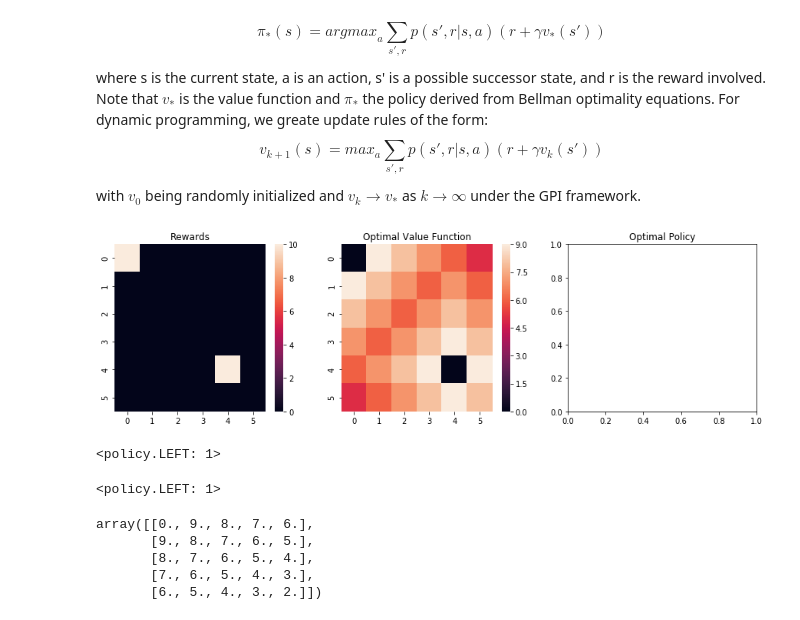
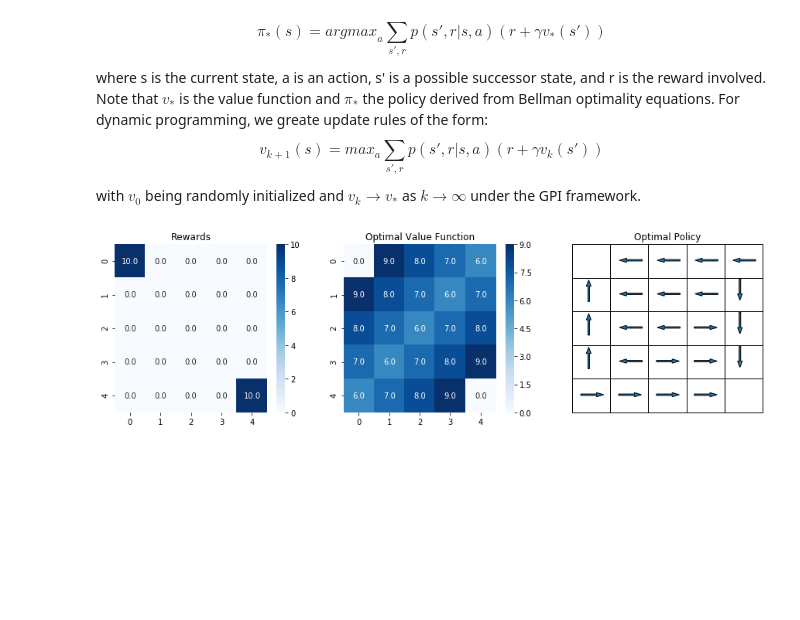
Before and after one commit to navyamehta/optimization-algorithms, a Jupyter notebook: reinforcement-learning-MDP/PART 1 - Simulating Perfect Environments.ipynb, the cells around one changed output. Drawn from its saved outputs; the diff is of its cells as text; code cells hidden in the pictures; blank space fills up the shorter version.

Commit message:
MDP Visualizations

```diff
--- a/reinforcement-learning-MDP/PART 1 - Simulating Perfect Environments.ipynb
+++ b/reinforcement-learning-MDP/PART 1 - Simulating Perfect Environments.ipynb
@@ -57,10 +45,40 @@ def plotter(rewardmtrx, transitionrwd, discount, terminals, error=1e-3):
+# %%
+def plotter(rewardmtrx, transitionrwd, discount, terminals, error=1e-3):
+    val, pol = simulator(rewardmtrx, transitionrwd, discount, terminals, error)
+    def is_terminal(i,j):
+        return ((i,j) in terminals)
+    plt.figure(figsize=(15,4))
+    plt.subplot(1,3,1)
+    sns.heatmap(rewardmtrx, cmap="Blues", annot=True, fmt='.1f')
+    plt.title("Rewards")
+    plt.subplot(1,3,2)
+    sns.heatmap(val, cmap="Blues", annot=True, fmt='.1f')
+    plt.title("Optimal Value Function")
+    ax = plt.subplot(1,3,3)
+    plt.title("Optimal Policy")
+    ax.table(cellText=np.zeros(rewardmtrx.shape, dtype='<U1'), loc='center', bbox=[0,0,1,1])
+    for i in range(rewardmtrx.shape[0]):
+        for j in range(rewardmtrx.shape[1]):
+            if is_terminal(i, j): continue
+            xlen, ylen = 1/rewardmtrx.shape[1], 1.1/rewardmtrx.shape[0]
+            if pol[i][j]==policy.LEFT:
+                plt.arrow(xlen*(1.2*j+0.5), ylen*(rewardmtrx.shape[0]-1.1*i-0.5), -xlen/2, 0, width=0.01)
+            elif pol[i][j]==policy.RIGHT:
+                plt.arrow(xlen*(1.2*j-0.25), ylen*(rewardmtrx.shape[0]-1.1*i-0.5), xlen/2, 0, width=0.01)
+            elif pol[i][j]==policy.UP:
+                plt.arrow(xlen*(1.2*j), ylen*(rewardmtrx.shape[0]-1.1*i-0.75), 0, ylen/2, width=0.01)
+            elif pol[i][j]==policy.DOWN:
+                plt.arrow(xlen*(1.2*j), ylen*(rewardmtrx.shape[0]-1.1*i), 0, -ylen/2, width=0.01)
+    ax.axis("tight")
+    ax.axis("off")
+    plt.show()
 # %%
-#Global variables
-rewardmtrx = np.zeros((6,6))
+#Two-Terminal Cell Design
+rewardmtrx = np.zeros((5,5))
 rewardmtrx[0,0] = 10
 rewardmtrx[4,4] = 10
 transitionrwd = -1
 discount = 1
 plotter(rewardmtrx, transitionrwd, discount, {(0,0),(4,4)}, 1e-3)
 # %% [output]
-[figure, old version]
+[figure, new version]
@@ -74,16 +84,0 @@ error = 1e-3
-# %%
-policy.LEFT
-# %% [output]
-<policy.LEFT: 1>
-# %%
-policy(1)
-# %% [output]
-<policy.LEFT: 1>
-# %%
-v0
-# %% [output]
-array([[0., 9., 8., 7., 6.],
-       [9., 8., 7., 6., 5.],
-       [8., 7., 6., 5., 4.],
-       [7., 6., 5., 4., 3.],
-       [6., 5., 4., 3., 2.]])
```
Also changed, not shown: parts of 6 cells of this notebook.
